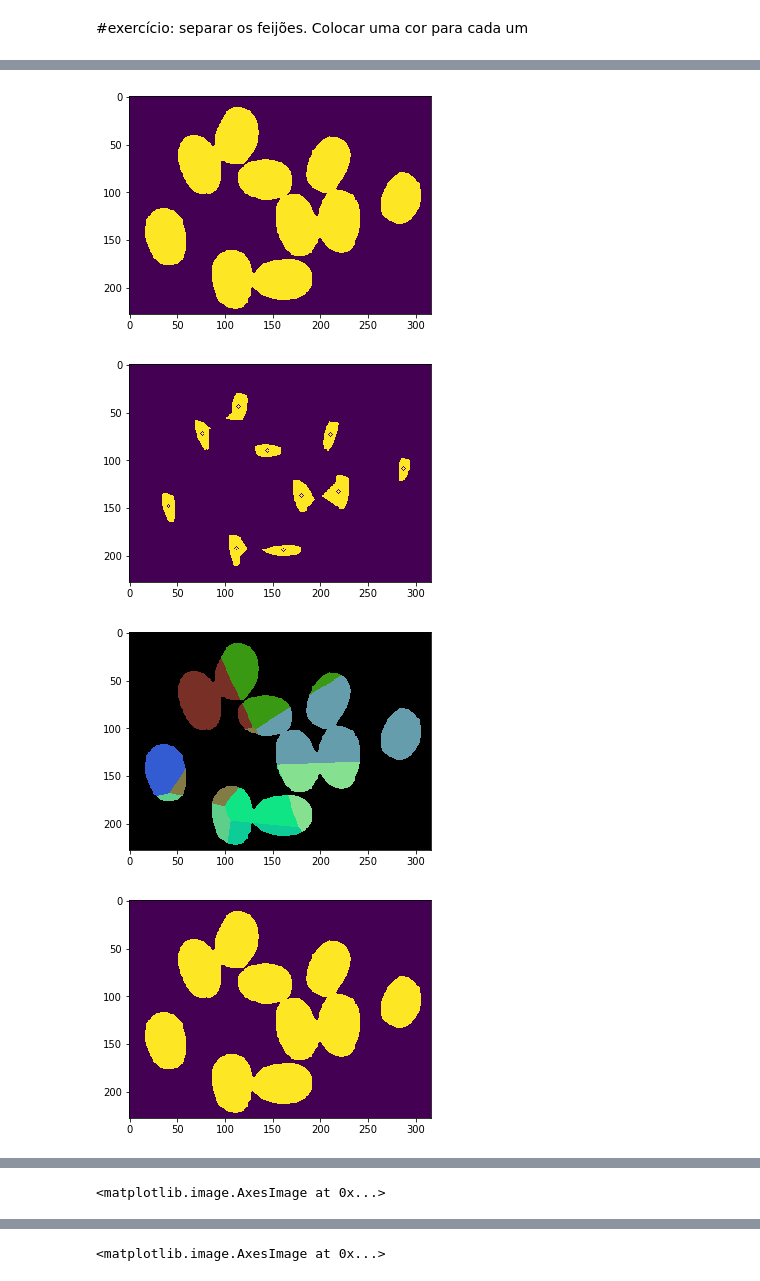
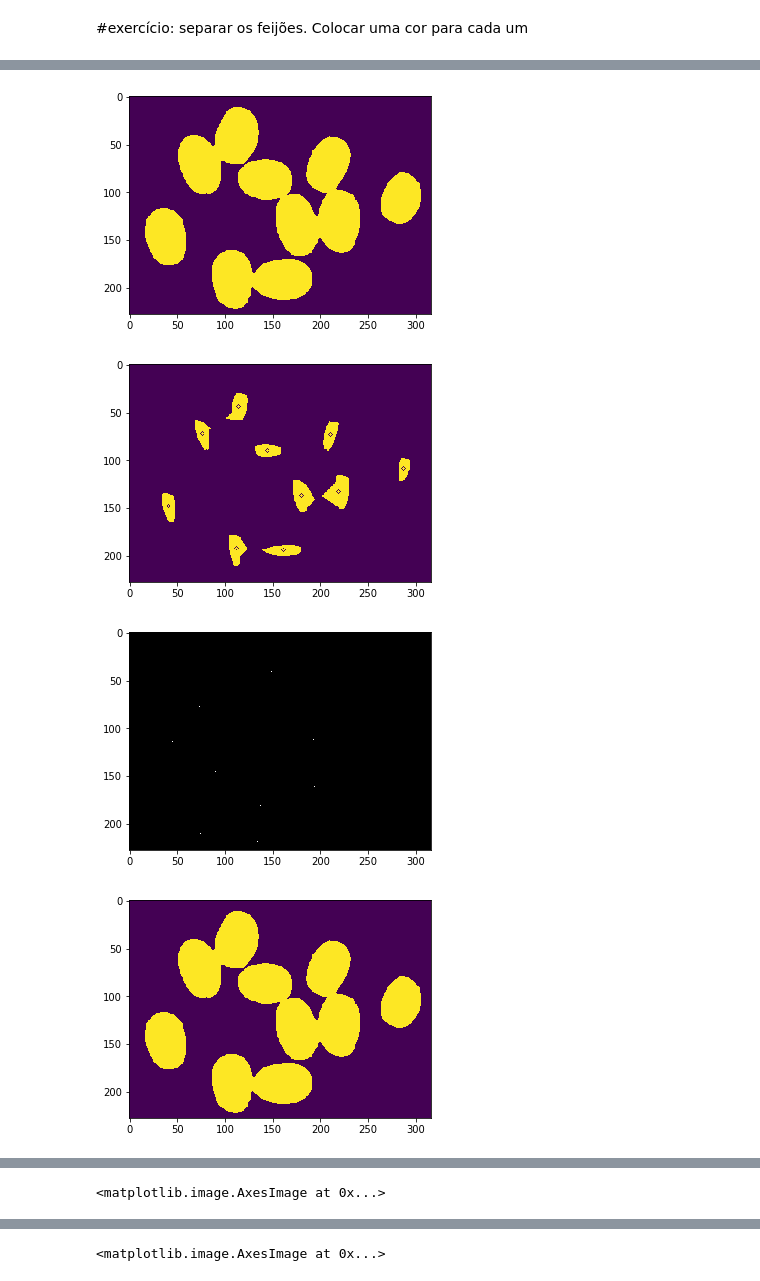
Before and after one commit to lucasca73/visao, a Jupyter notebook: aula6/aula6.ipynb, the cells around one changed output, grey strips where cells are left out. Saved outputs shown, nothing was run; the diff lists cells and outputs as text; code cells hidden in the pictures.

```diff
--- a/aula6/aula6.ipynb
+++ b/aula6/aula6.ipynb
@@ -674,7 +674,11 @@ for i in range(len(binary_beans_img) ):
                     most_closest_pt = (i,j)
                     last_center = (k_pt,(x,y),(r,g,b))
 
-            new_image[i][j] = (last_center[2])
+            a = round( last_center[1][0] )
+            b = round( last_center[1][1] )
+
+#             new_image[i][j] = (last_center[2])
+            new_image[a][b] = (255,255,255)
 
 #             print(binary_beans_img[i][j])
 
@@ -718,6 +722,6 @@ plt.imshow(img + new_image)
 [figure]
 [figure]
-[figure, old version]
+[figure, new version]
 [figure]
 [figure]
 <matplotlib.image.AxesImage at 0x...>
```
Also changed, not shown: parts of 1 cell of this notebook.
